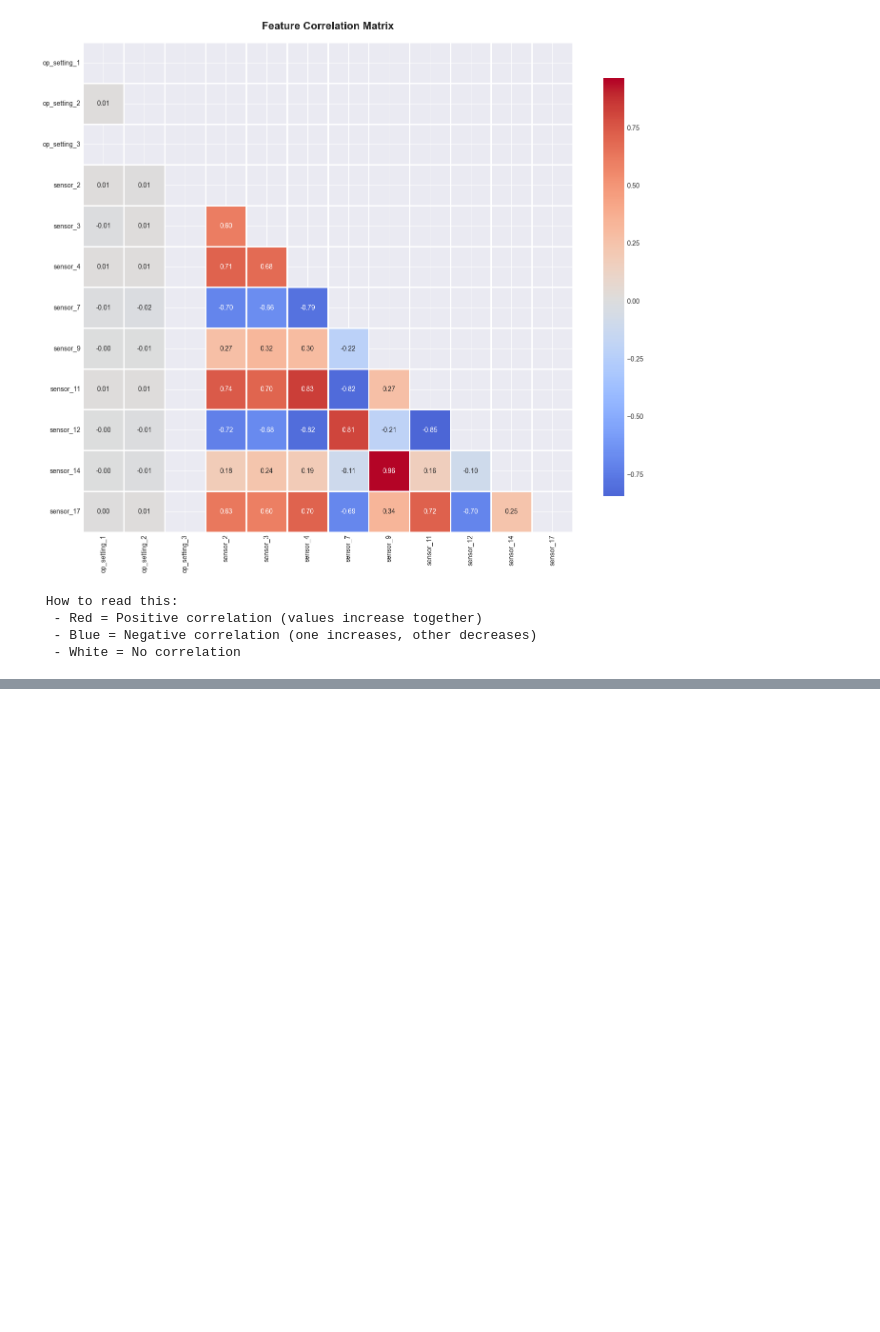
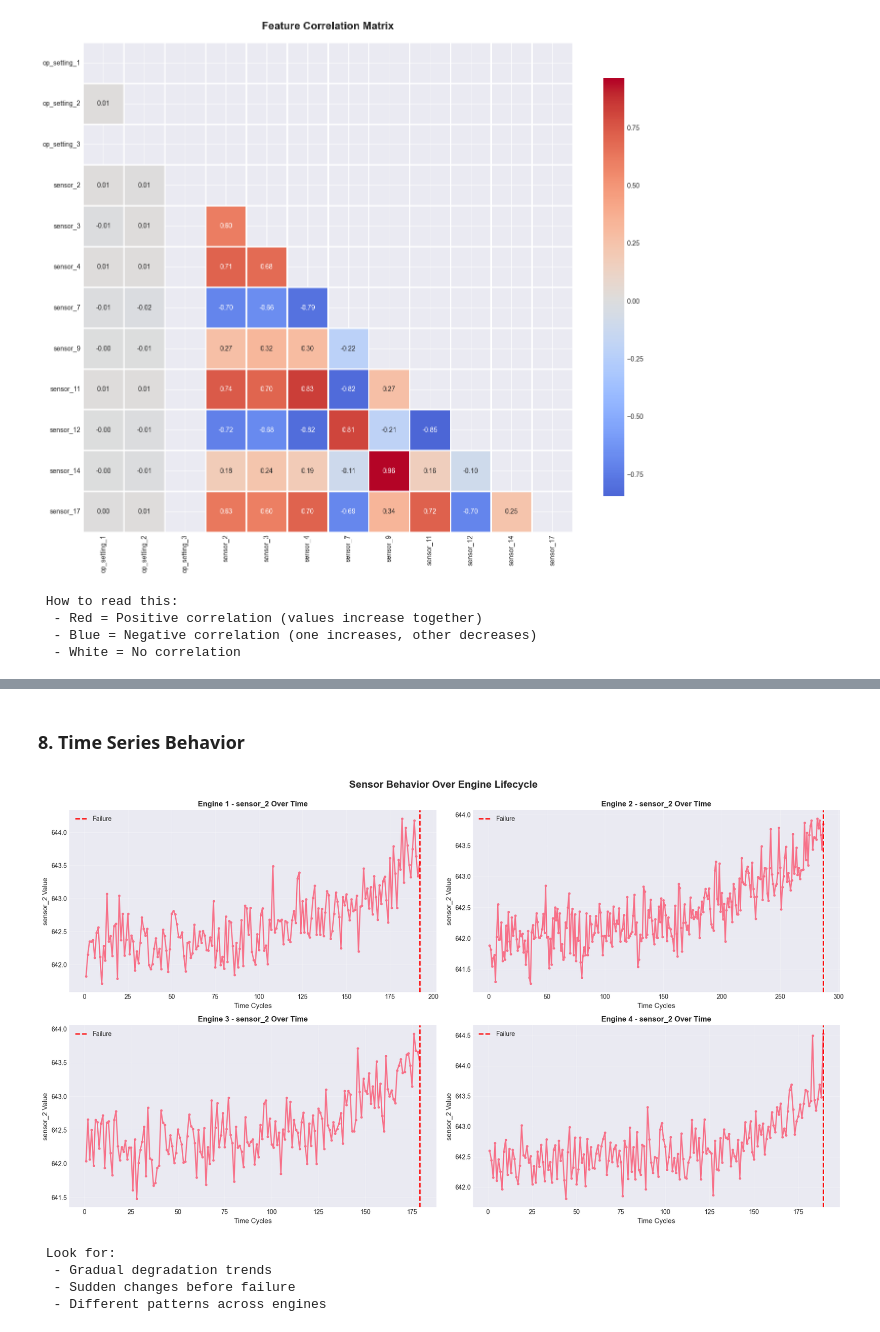
Before and after one commit to kumaraadya/Predictive-Maintenance-for-Industrial-Equipment, a Jupyter notebook: notebooks/01_eda.ipynb, the cells around one changed output, grey strips where cells are left out. Cells and saved outputs as stored; diff of their text form; code cells hidden in the pictures; blank space fills up the shorter version.

```diff
--- a/notebooks/01_eda.ipynb
+++ b/notebooks/01_eda.ipynb
@@ -464,0 +498,44 @@ print("  - White = No correlation")
+# %% [markdown]
+### 8. Time Series Behavior
+# %%
+sample_engines = train_df['unit_id'].unique()[:4]
+
+fig, axes = plt.subplots(2, 2, figsize=(18, 10))
+axes = axes.ravel()
+
+sensor_to_plot = useful_sensors[0]
+
+for idx, engine_id in enumerate(sample_engines):
+    engine_data = train_df[train_df['unit_id'] == engine_id]
+
+    axes[idx].plot(engine_data['time_cycles'],
+                   engine_data[sensor_to_plot],
+                   linewidth=2,
+                   marker='o',
+                   markersize=3)
+
+    axes[idx].set_xlabel('Time Cycles', fontsize=11)
+    axes[idx].set_ylabel(f'{sensor_to_plot} Value', fontsize=11)
+    axes[idx].set_title(f'Engine {engine_id} - {sensor_to_plot} Over Time',
+                        fontsize=12, fontweight='bold')
+    axes[idx].grid(True, alpha=0.3)
+
+    max_cycle = engine_data['time_cycles'].max()
+    axes[idx].axvline(max_cycle, color='red', linestyle='--',
+                      linewidth=2, label='Failure')
+    axes[idx].legend()
+
+plt.suptitle('Sensor Behavior Over Engine Lifecycle', fontsize=16, fontweight='bold', y=0.995)
+plt.tight_layout()
+plt.show()
+
+print("\n Look for:")
+print("  - Gradual degradation trends")
+print("  - Sudden changes before failure")
+print("  - Different patterns across engines")
+# %% [output]
+[figure, added]
+ Look for:
+  - Gradual degradation trends
+  - Sudden changes before failure
+  - Different patterns across engines
```
Also changed, not shown: parts of 5 cells of this notebook.
